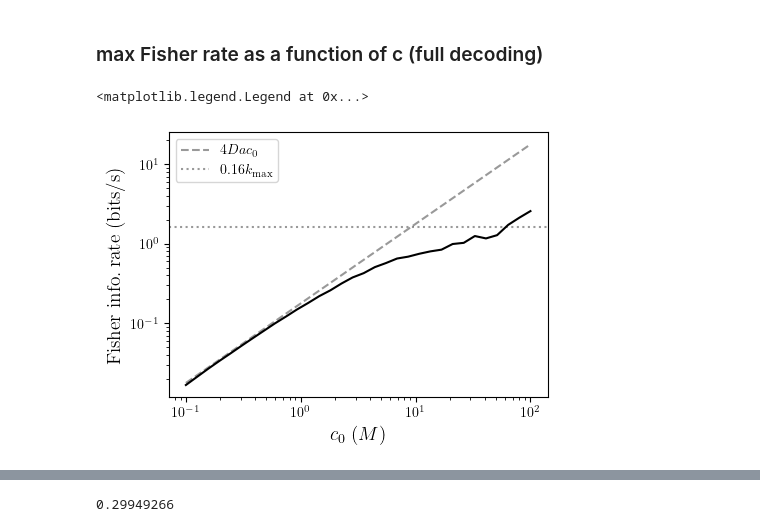
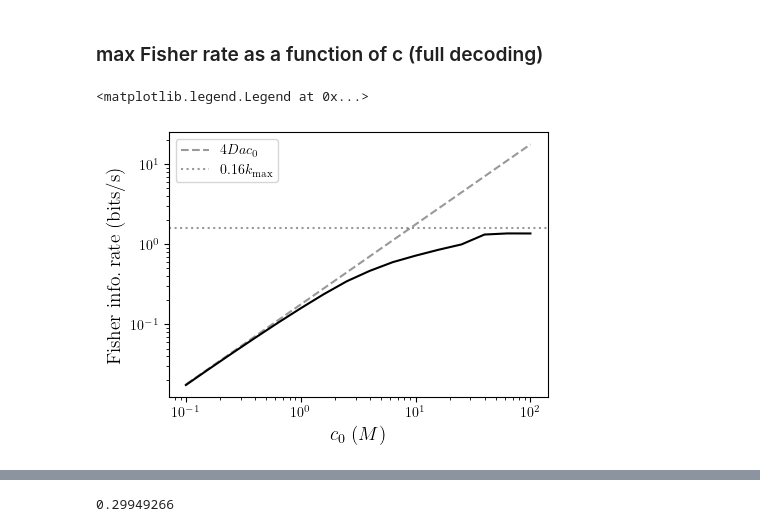
Before and after one commit to ta-rekt/LLROpt.jl, a Jupyter notebook: dev.ipynb, the cells around one changed output, grey strips where cells are left out. Saved outputs shown, nothing was run; the diff lists cells and outputs as text; code cells hidden in the pictures.

```diff
--- a/dev.ipynb
+++ b/dev.ipynb
@@ -5948,40 +5948,40 @@ c =  13.894955
 # %% [markdown]
 ### max Fisher rate as a function of c (full decoding)
 # %%
-dirname = "20250512/2bs-fir-free-c0"
+dirname = "20250512/2bs-fir-free-c0-clean2"
 # %%
 
 ncpus = 16
 nedges = 11
 figsize = (4.5,3.2)
 skip=[]
 data, params = utils.get_data(dirname, "full", "spec", skipkeys=skip)
 nparams = len(params["betas"])
 kg, kw = 1, 1
 
 irvals_acc = np.array([data[i][str(kg)][str(kw)][nedges] for i in range(1, nparams+1) if i not in skip])
 ioffvals = np.array([data[i][str(kg)][str(kw)][nedges+1] for i in range(1, nparams+1) if i not in skip])
 ionvals = np.array([data[i][str(kg)][str(kw)][nedges+2] for i in range(1, nparams+1) if i not in skip])
 specvals = np.array([data[i][str(kg)][str(kw)][nedges+3] for i in range(1, nparams+1) if i not in skip])
 cvals = np.array([data[i][str(kg)][str(kw)][-3] for i in range(1, nparams+1) if i not in skip])
 
 plt.rcParams['text.usetex'] = True
 
 fig, ax = plt.subplots(1,1, figsize=figsize, layout="constrained")
 
 ax.set_xscale('log')
 ax.set_yscale('log')
 ax.set_ylabel(r"$\rm{Fisher \;info. \;rate \;(bits/s)}$", fontsize=14)
 ax.set_xlabel("$c_0\; (M)$", fontsize=14)
 # ax.set_xticks(list(range(-2,5)))
 ax.plot(cvals, 2*cvals*0.0888, linestyle="dashed", color="black", label="$4Dac_0$", alpha=0.4)
 ax.axhline(y=2*5*0.16, linestyle="dotted", color="black", label="$0.16k_{\\rm max}$", alpha=0.4)
-ax.plot(cvals, irvals_acc*cvals**2, color="black")
+ax.plot(cvals, irvals_acc, color="black")
 # ax.plot(cvals, ioffvals, color="C1", label="Foff")
-# ax.plot(cvals, ionvals, color="C2", label="Fon")
+# ax.plot(cvahls, ionvals, color="C2", label="Fon")
 ax.legend()
 # ax.text(3, 5e-6, "(b)", fontsize=16)
 # %% [output]
 <matplotlib.legend.Legend at 0x...>
-[figure, old version]
+[figure, new version]
 # %%
```
Also changed, not shown: parts of 2 cells of this notebook, 7 other files.
